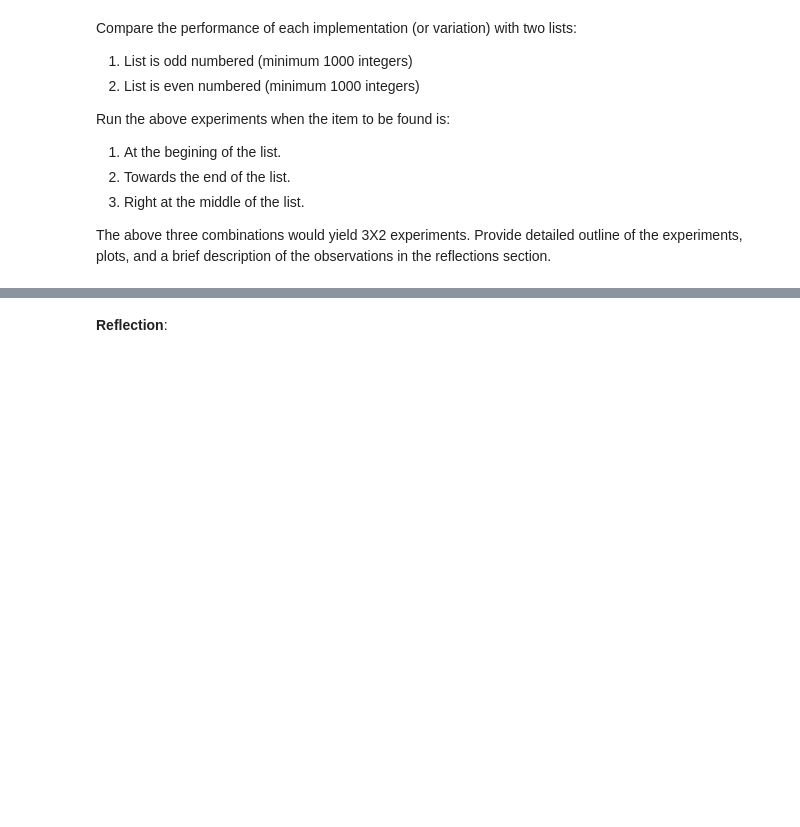
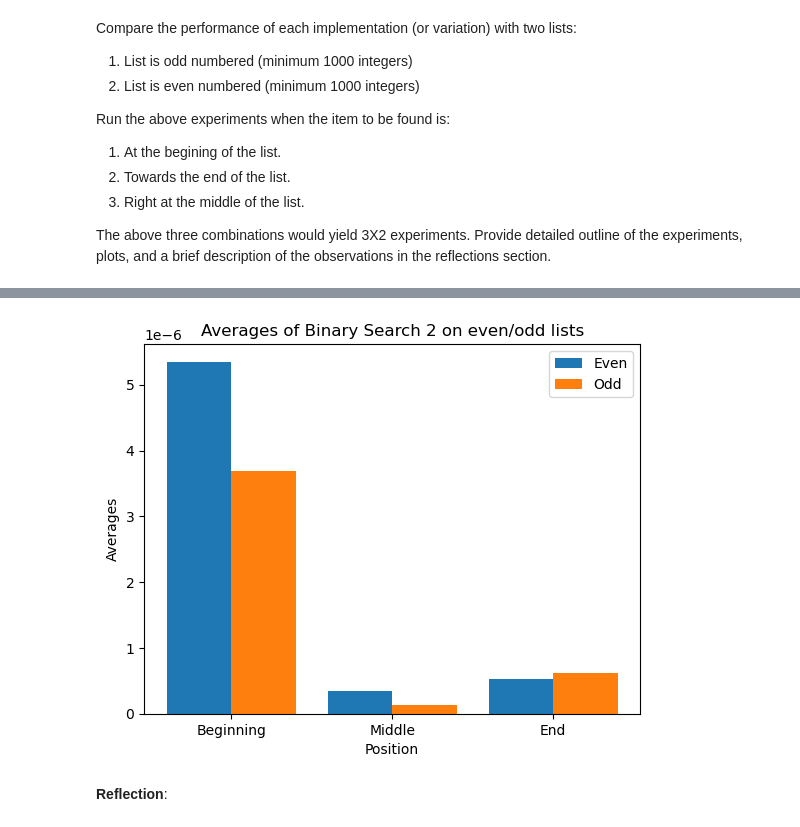
Before and after one commit to saboorah/CS2XC3, a Jupyter notebook: Lab_II.ipynb, the cells around one changed output, grey strips where cells are left out. Saved outputs shown, nothing was run; the diff lists cells and outputs as text; code cells hidden in the pictures; blank space fills up the shorter version.

Commit message:
graph for binary search 2

```diff
--- a/Lab_II.ipynb
+++ b/Lab_II.ipynb
@@ -846,3 +1008,24 @@ plt.show()
+# %%
+#draw bar graph
+
+X = ['Beginning','Middle','End']
+r1 = [b2_start_e,b2_middle_e,b2_end_e]
+r2 = [b2_start_o,b2_middle_o,b2_end_o]
+
+X_axis = np.arange(len(X))
+
+
+plt.bar(X_axis - 0.2, r1, 0.4, label = 'Even')
+plt.bar(X_axis + 0.2, r2, 0.4, label = 'Odd')
+
+plt.xticks(X_axis, X)
+plt.xlabel("Position")
+plt.ylabel("Averages")
+plt.title("Averages of Binary Search 2 on even/odd lists")
+plt.legend()
+plt.show()
+# %% [output]
+[figure, added]
 # %%
 ### create even and odd list ###
 # %%
```
Also changed, not shown: parts of 35 cells of this notebook.
